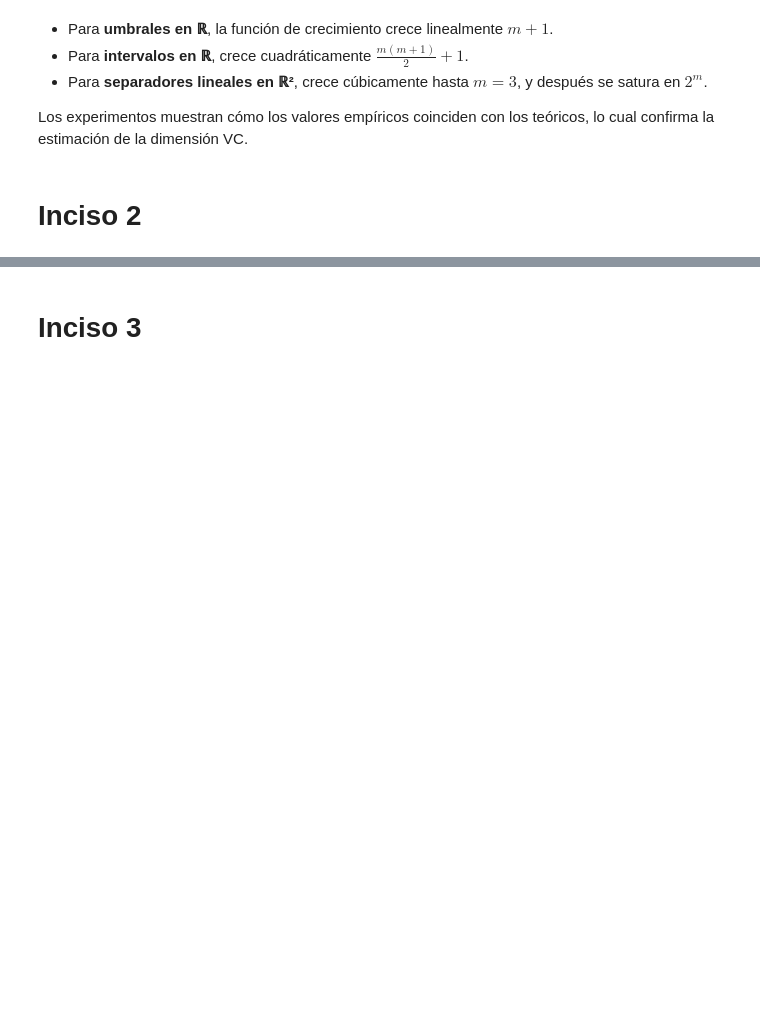
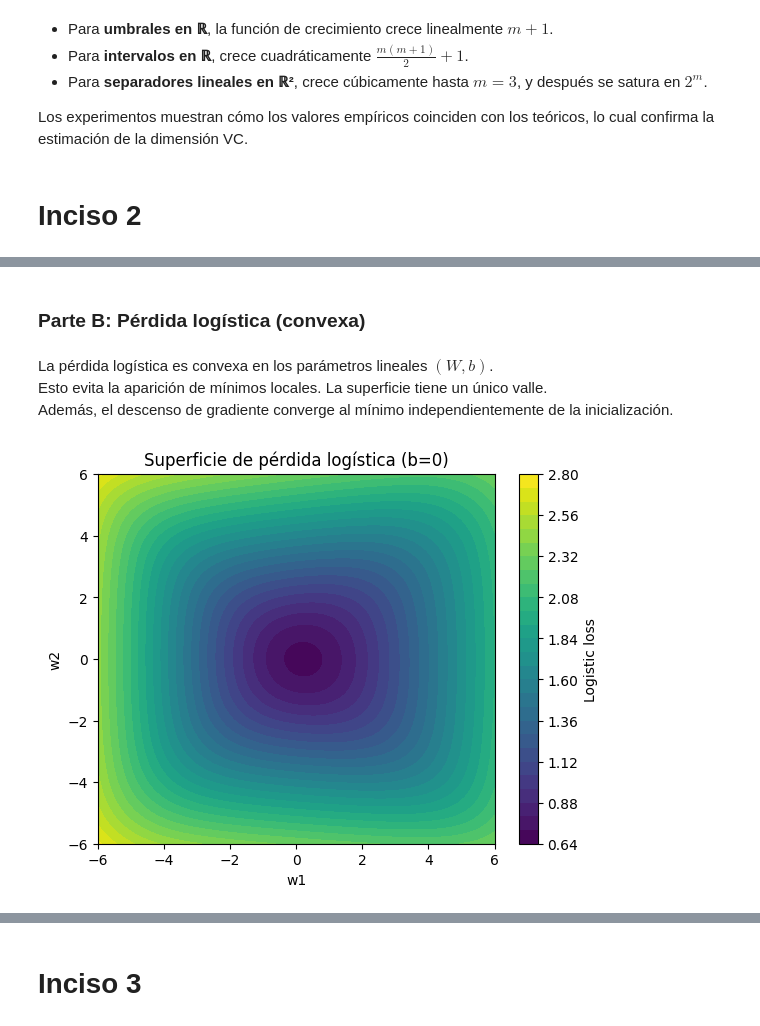
Before and after one commit to 1Enrique9/Ciencia-de-Datos, a Jupyter notebook: 7mo/Aprendizaje_automatico/Tareas/T2/Codigo.ipynb, the cells around one changed output, grey strips where cells are left out. Saved outputs shown, nothing was run; the diff lists cells and outputs as text; code cells hidden in the pictures; blank space fills up the shorter version.

```diff
--- a/7mo/Aprendizaje_automatico/Tareas/T2/Codigo.ipynb
+++ b/7mo/Aprendizaje_automatico/Tareas/T2/Codigo.ipynb
@@ -157,0 +193,31 @@ Los experimentos muestran cómo los valores empíricos coinciden con los teóric
+# %% [markdown]
+### Parte B: Pérdida logística (convexa)
+# %% [markdown]
+La pérdida logística es convexa en los parámetros lineales $ (W,b) $.
+Esto evita la aparición de mínimos locales. La superficie tiene un único valle.
+Además, el descenso de gradiente converge al mínimo independientemente de la inicialización.
+# %%
+def logistic_loss(W, b, X, y):
+    z = y * (X @ W + b)
+    return np.mean(np.log1p(np.exp(-z)))
+
+def logistic_grad(W, b, X, y):
+    z = y * (X @ W + b)
+    s = 1.0 / (1.0 + np.exp(z))    # sigmoid(-z)
+    coeff = -y * s
+    grad_W = (X.T @ coeff) / X.shape[0]
+    grad_b = np.mean(coeff)
+    return grad_W, grad_b
+
+Zlog = np.zeros_like(Z01)
+for i,w1 in enumerate(w1s):
+    for j,w2 in enumerate(w2s):
+        Zlog[i,j] = logistic_loss(np.array([w1,w2]), b_fixed, X, y)
+
+plt.contourf(w1s, w2s, Zlog.T, levels=30)
+plt.colorbar(label="Logistic loss")
+plt.title("Superficie de pérdida logística (b=0)")
+plt.xlabel("w1"); plt.ylabel("w2")
+plt.show()
+# %% [output]
+[figure, added]
```
Also changed, not shown: parts of 9 cells of this notebook, 1 other file.
